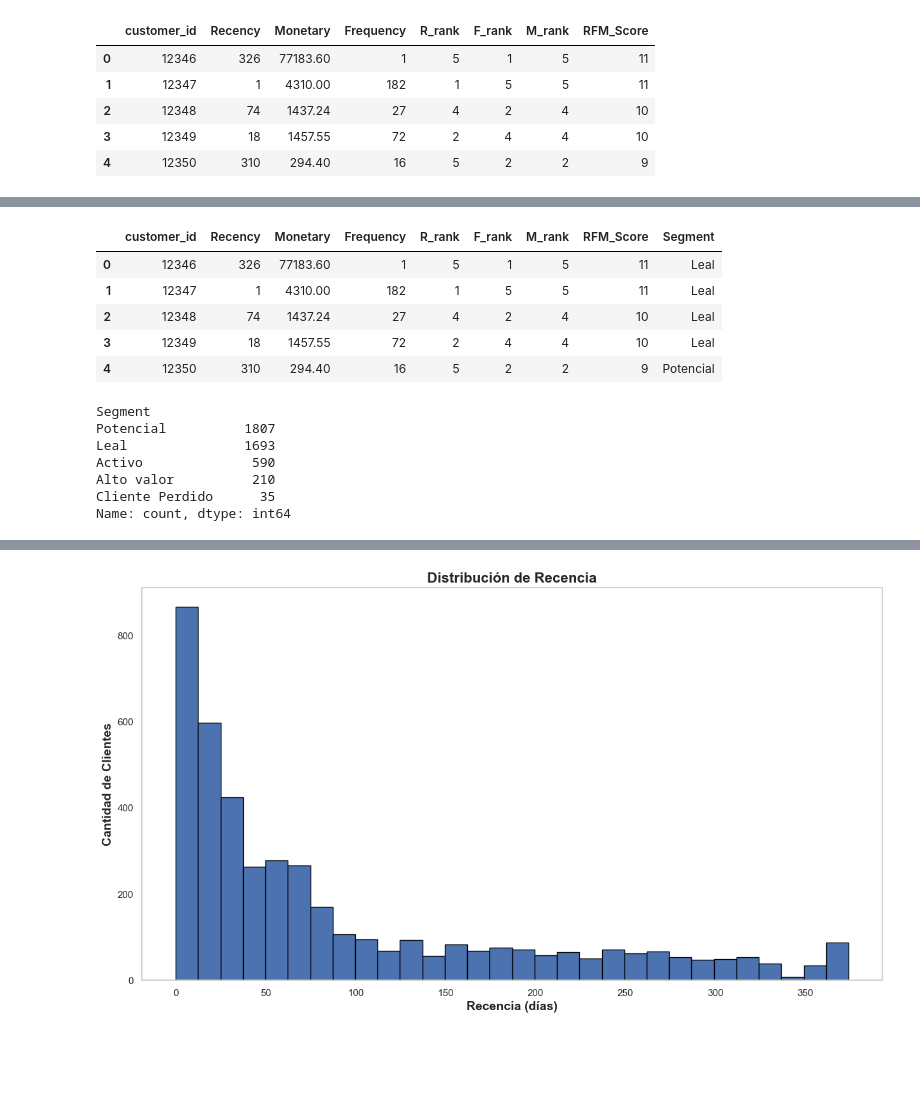
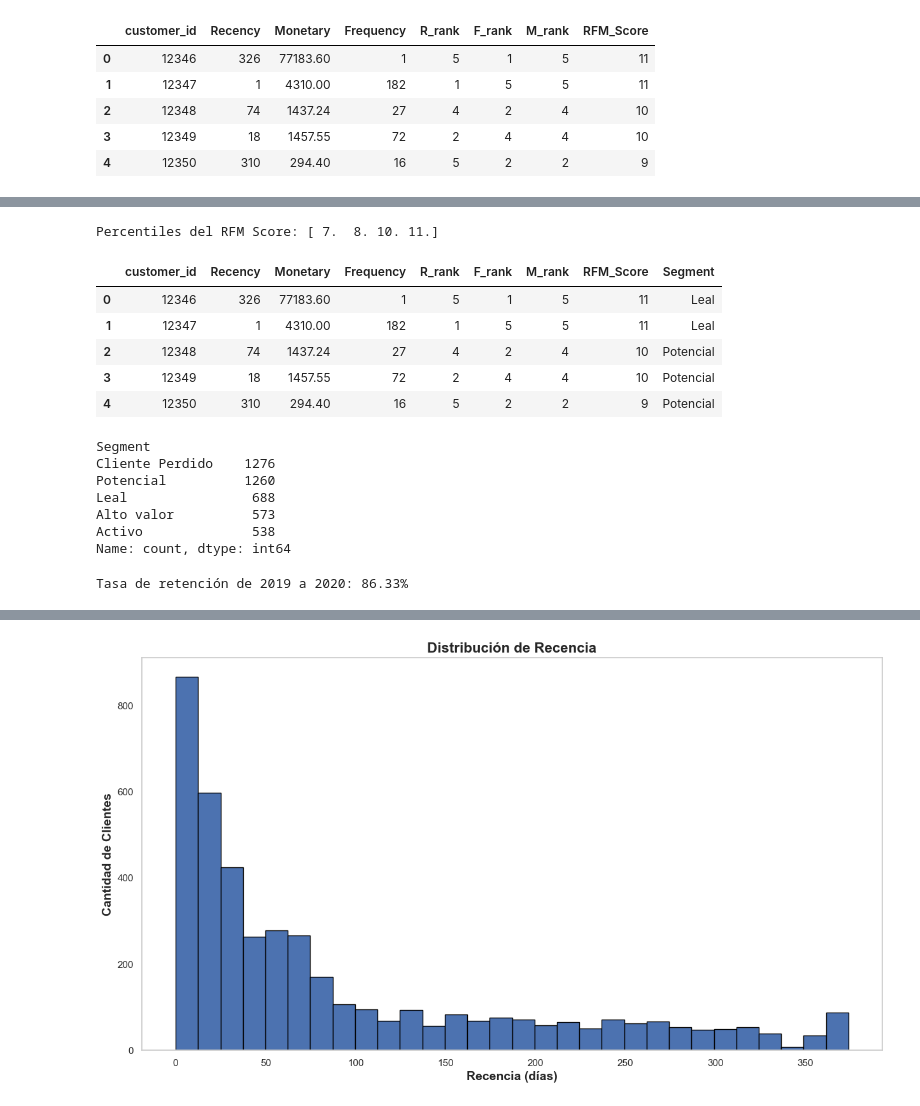
Before and after one commit to kelvin-lab/Customer-Segmentation-CLTV-Retail, a Jupyter notebook: Data/Hack-segment.ipynb, the cells around one changed output, grey strips where cells are left out. Drawn from its saved outputs; the diff is of its cells as text; code cells hidden in the pictures; blank space fills up the shorter version.

```diff
--- a/Data/Hack-segment.ipynb
+++ b/Data/Hack-segment.ipynb
@@ -401,36 +301,47 @@ Name: count, dtype: int64
+# %%
+# Obtener percentiles para la segmentación de clientes según RFM_Score
+percentiles_rfm = np.percentile(rfm_df['RFM_Score'], [20, 40, 60, 80])
+
+print('Percentiles del RFM Score:', percentiles_rfm)
+# %% [output]
+Percentiles del RFM Score: [ 7.  8. 10. 11.]
 # %%
-def segment_customer(row):
-    if row['RFM_Score'] > 12:
+
+def segment_customer(row, percentil):
+    """
+    Segmenta a los clientes en diferentes categorías basadas en su RMF_Score.
+    """
+    if row['RFM_Score'] > percentil[3]:
         return 'Alto valor'
-    elif row['RFM_Score'] > 9:
+    elif row['RFM_Score'] > percentil[2]:
         return 'Leal'
-    elif row['RFM_Score'] > 6:
+    elif row['RFM_Score'] > percentil[1]:
         return 'Potencial'
-    elif row['RFM_Score'] > 3:
+    elif row['RFM_Score'] > percentil[0]:
         return 'Activo'
     else:
         return 'Cliente Perdido'
 
 # Aplica la función de segmentación a cada fila del DataFrame
-rfm_df['Segment'] = rfm_df.apply(segment_customer, axis=1)
+rfm_df['Segment'] = rfm_df.apply(segment_customer, axis=1, args=(percentiles_rfm, ))
 
 # Muestra los resultados
 display(rfm_df.head())
 # %% [output]
 |  | customer_id | Recency | Monetary | Frequency | R_rank | F_rank | M_rank | RFM_Score | Segment |
 | 0 | 12346 | 326 | 77183.60 | 1 | 5 | 1 | 5 | 11 | Leal |
 | 1 | 12347 | 1 | 4310.00 | 182 | 1 | 5 | 5 | 11 | Leal |
-| 2 | 12348 | 74 | 1437.24 | 27 | 4 | 2 | 4 | 10 | Leal |
-| 3 | 12349 | 18 | 1457.55 | 72 | 2 | 4 | 4 | 10 | Leal |
+| 2 | 12348 | 74 | 1437.24 | 27 | 4 | 2 | 4 | 10 | Potencial |
+| 3 | 12349 | 18 | 1457.55 | 72 | 2 | 4 | 4 | 10 | Potencial |
 | 4 | 12350 | 310 | 294.40 | 16 | 5 | 2 | 2 | 9 | Potencial |
 # %%
 # Conteo de clientes por segmento
 print(rfm_df['Segment'].value_counts())
 # %% [output]
 Segment
-Potencial          1807
-Leal               1693
-Activo              590
-Alto valor          210
-Cliente Perdido      35
+Cliente Perdido    1276
+Potencial          1260
+Leal                688
+Alto valor          573
+Activo              538
 Name: count, dtype: int64
@@ -436,0 +353,35 @@ Name: count, dtype: int64
+# %%
+
+# Definir el período de tiempo para el análisis de retención anual
+
+df['yearly'] = df['invoice_date'].dt.to_period('Y')
+
+# Identificar clientes únicos por año
+customers_per_period = df.groupby('yearly')['customer_id'].nunique()
+
+# Crear una lista dea años ordenados
+periods = sorted(df['yearly'].unique())
+
+# Calcular la retención de clientes
+retention = []
+
+for i in range(1, len(periods)):
+    current_period = periods[i]
+    previous_period = periods[i-1]
+
+    # Clientes en el período actual y el anterior
+    current_customers = set(df[df['yearly'] == current_period]['customer_id'])
+    previous_customers = set(df[df['yearly'] == previous_period]['customer_id'])
+
+    # Clientes retenidos
+    retained_customers = current_customers.intersection(previous_customers)
+
+    # Calcular la tasa de retención
+    retention_rate = len(retained_customers) / len(previous_customers) if len(previous_customers) > 0 else 0
+    retention.append(retention_rate)
+
+# Mostrar las tasas de retención por período
+for i in range(1, len(periods)):
+    print(f"Tasa de retención de {periods[i-1]} a {periods[i]}: {retention[i-1]:.2%}")
+# %% [output]
+Tasa de retención de 2019 a 2020: 86.33%
```
Also changed, not shown: parts of 37 cells of this notebook, 1 other file.
